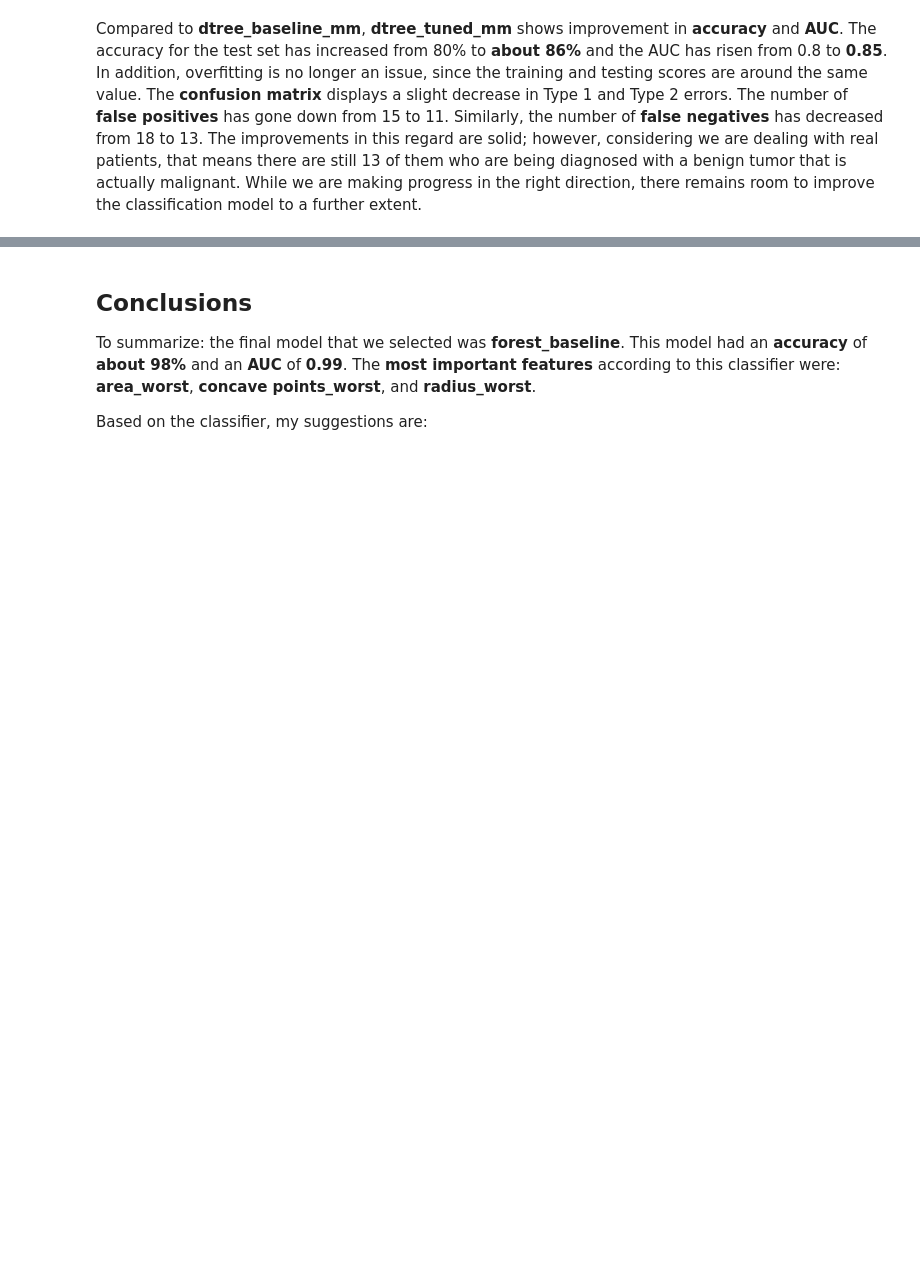
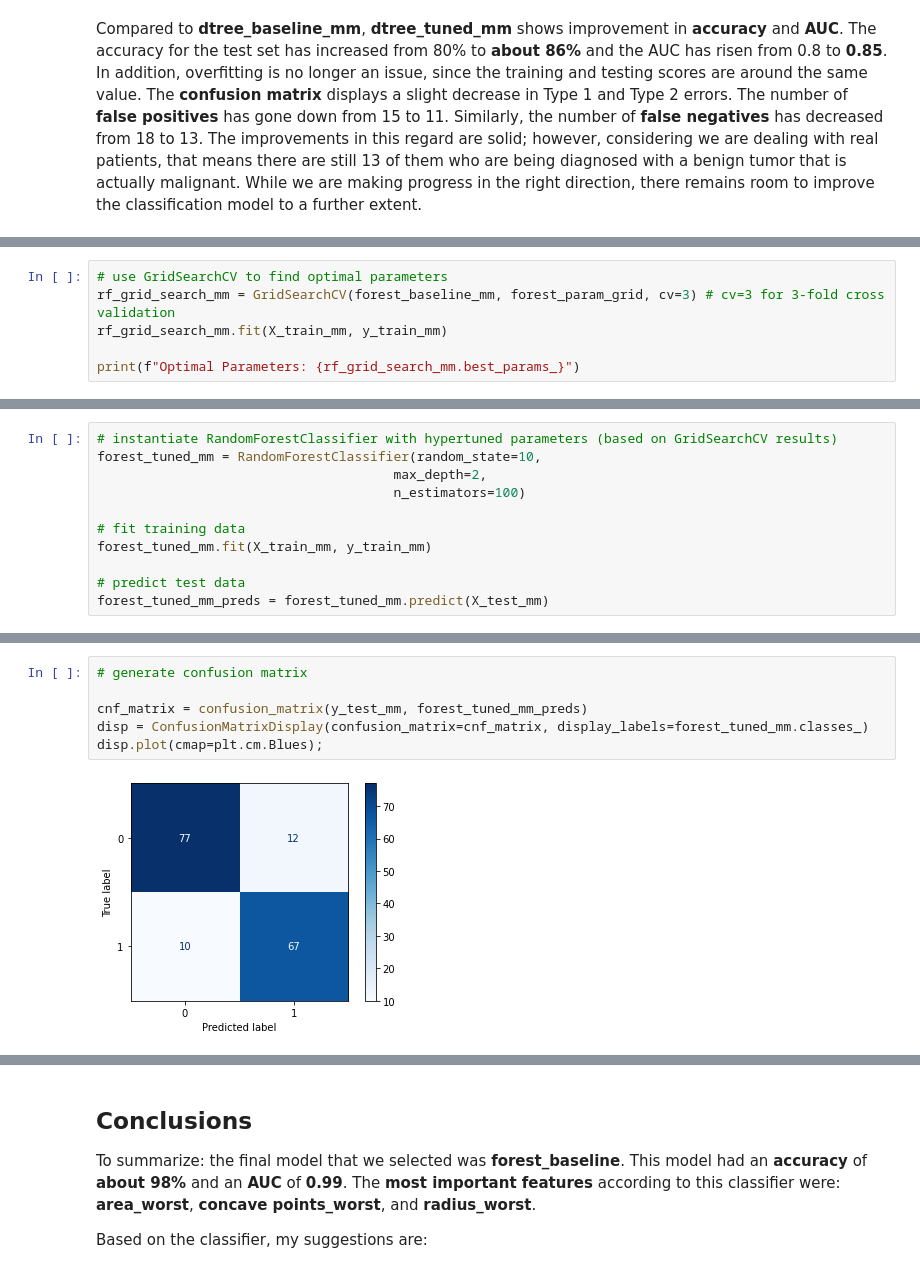
Before and after one commit to jbenedito99/Breast-Cancer-Classification, a Jupyter notebook: notebook.ipynb, the cells around one changed output, grey strips where cells are left out. Cells and saved outputs as stored; diff of their text form; blank space fills up the shorter version.

```diff
--- a/notebook.ipynb
+++ b/notebook.ipynb
@@ -856,0 +905,6 @@ Compared to <b>dtree_baseline_mm</b>, <b>dtree_tuned_mm</b> shows improvement in
+# %%
+# use GridSearchCV to find optimal parameters
+rf_grid_search_mm = GridSearchCV(forest_baseline_mm, forest_param_grid, cv=3) # cv=3 for 3-fold cross validation
+rf_grid_search_mm.fit(X_train_mm, y_train_mm)
+
+print(f"Optimal Parameters: {rf_grid_search_mm.best_params_}")
@@ -856,0 +913,11 @@ Compared to <b>dtree_baseline_mm</b>, <b>dtree_tuned_mm</b> shows improvement in
+# %%
+# instantiate RandomForestClassifier with hypertuned parameters (based on GridSearchCV results)
+forest_tuned_mm = RandomForestClassifier(random_state=10,
+                                      max_depth=2,
+                                      n_estimators=100)
+
+# fit training data
+forest_tuned_mm.fit(X_train_mm, y_train_mm)
+
+# predict test data
+forest_tuned_mm_preds = forest_tuned_mm.predict(X_test_mm)
@@ -856,0 +938,8 @@ Compared to <b>dtree_baseline_mm</b>, <b>dtree_tuned_mm</b> shows improvement in
+# %%
+# generate confusion matrix
+
+cnf_matrix = confusion_matrix(y_test_mm, forest_tuned_mm_preds)
+disp = ConfusionMatrixDisplay(confusion_matrix=cnf_matrix, display_labels=forest_tuned_mm.classes_)
+disp.plot(cmap=plt.cm.Blues);
+# %% [output]
+[figure, added]
```
Also changed, not shown: parts of 25 cells of this notebook.
